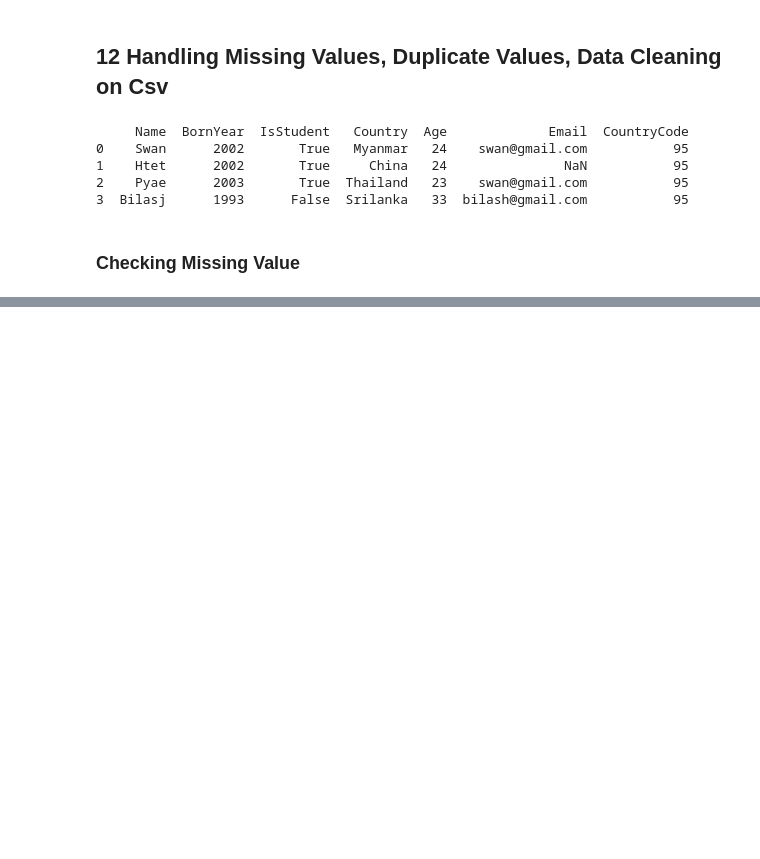
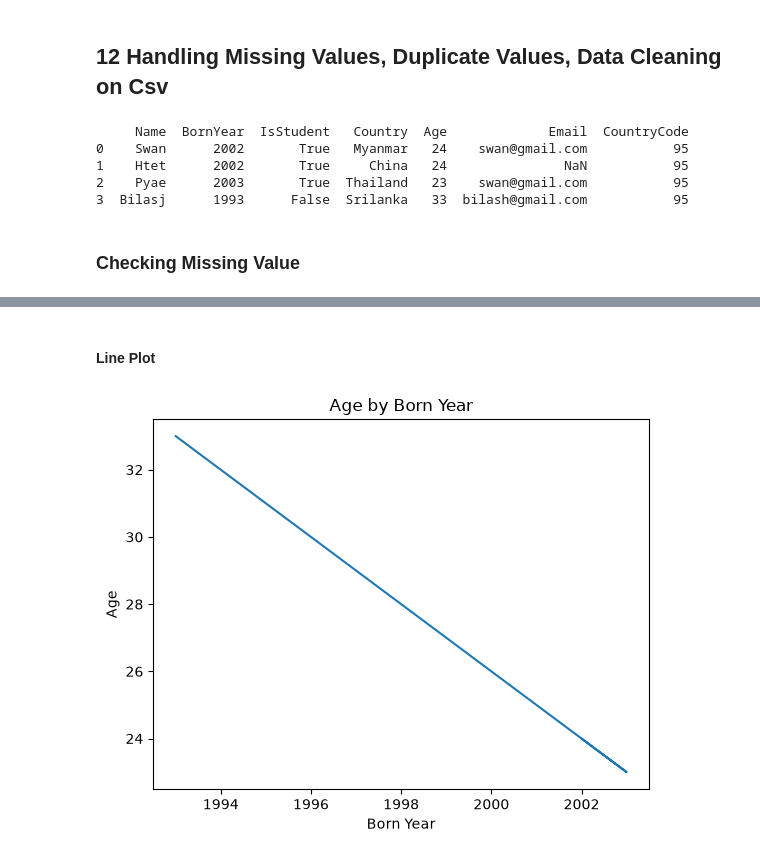
Before and after one commit to CoodeNoob/MSC_sem1_lab, a Jupyter notebook: cycle_1/10_14_Lab.ipynb, the cells around one changed output, grey strips where cells are left out. Drawn from its saved outputs; the diff is of its cells as text; code cells hidden in the pictures; blank space fills up the shorter version.

```diff
--- a/cycle_1/10_14_Lab.ipynb
+++ b/cycle_1/10_14_Lab.ipynb
@@ -170,0 +203,3 @@ print(df_csv_to_clean)
+# %%
+data_for_visualization = pd.read_csv("studentData.csv")
+data_for_visualization
@@ -170,0 +212,12 @@ print(df_csv_to_clean)
+# %% [markdown]
+#### Line Plot
+# %%
+plt.plot(data_for_visualization["BornYear"], data_for_visualization["Age"])
+
+plt.xlabel("Born Year")
+plt.ylabel("Age")
+plt.title("Age by Born Year")
+
+plt.show()
+# %% [output]
+[figure, added]
```
Also changed, not shown: parts of 15 cells of this notebook, 2 other files.
